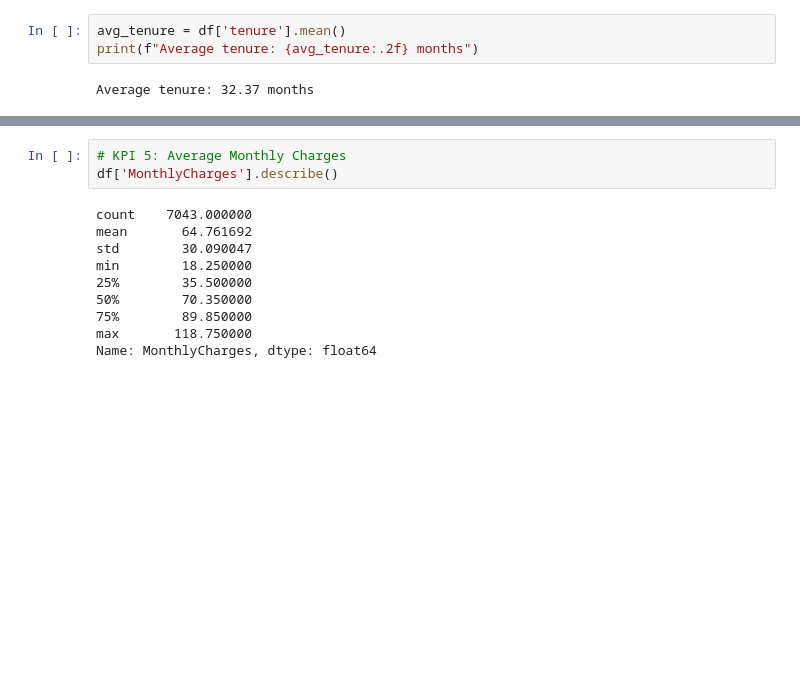
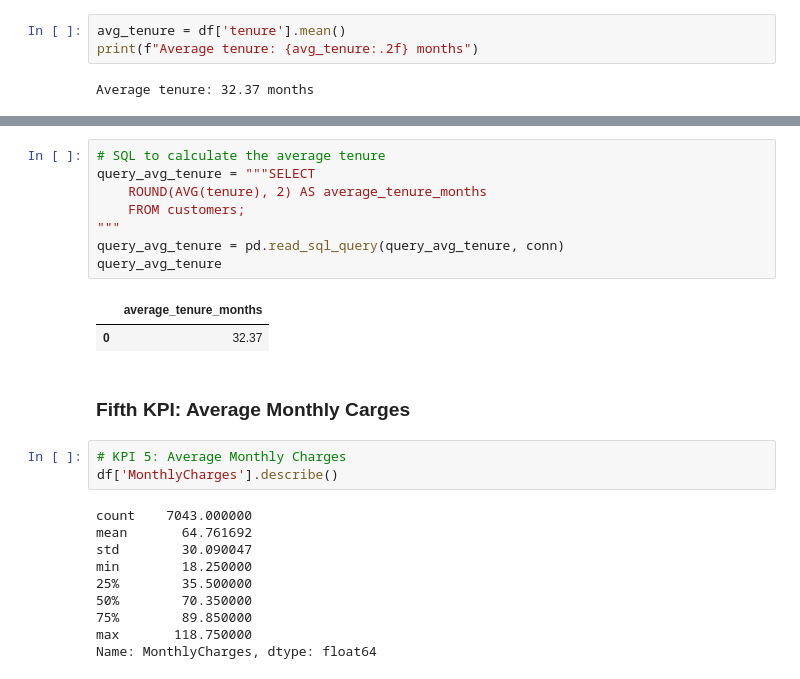
Before and after one commit to crisemy/OwnDataAnalysisProjects, a Jupyter notebook: TelcoCustomerChurn/TelcoCustomerChurn.ipynb, the cells around one changed output, grey strips where cells are left out. Cells and saved outputs as stored; diff of their text form; blank space fills up the shorter version.

```diff
--- a/TelcoCustomerChurn/TelcoCustomerChurn.ipynb
+++ b/TelcoCustomerChurn/TelcoCustomerChurn.ipynb
@@ -298,3 +331,16 @@ av_tenure_kpi
+# %%
+# SQL to calculate the average tenure
+query_avg_tenure = """SELECT
+    ROUND(AVG(tenure), 2) AS average_tenure_months
+    FROM customers;
+"""
+query_avg_tenure = pd.read_sql_query(query_avg_tenure, conn)
+query_avg_tenure
+# %% [output]
+|  | average_tenure_months |
+| 0 | 32.37 |
+# %% [markdown]
+### Fifth KPI: Average Monthly Carges
 # %%
 # KPI 5: Average Monthly Charges
 df['MonthlyCharges'].describe()
```
Also changed, not shown: parts of 14 cells of this notebook.
